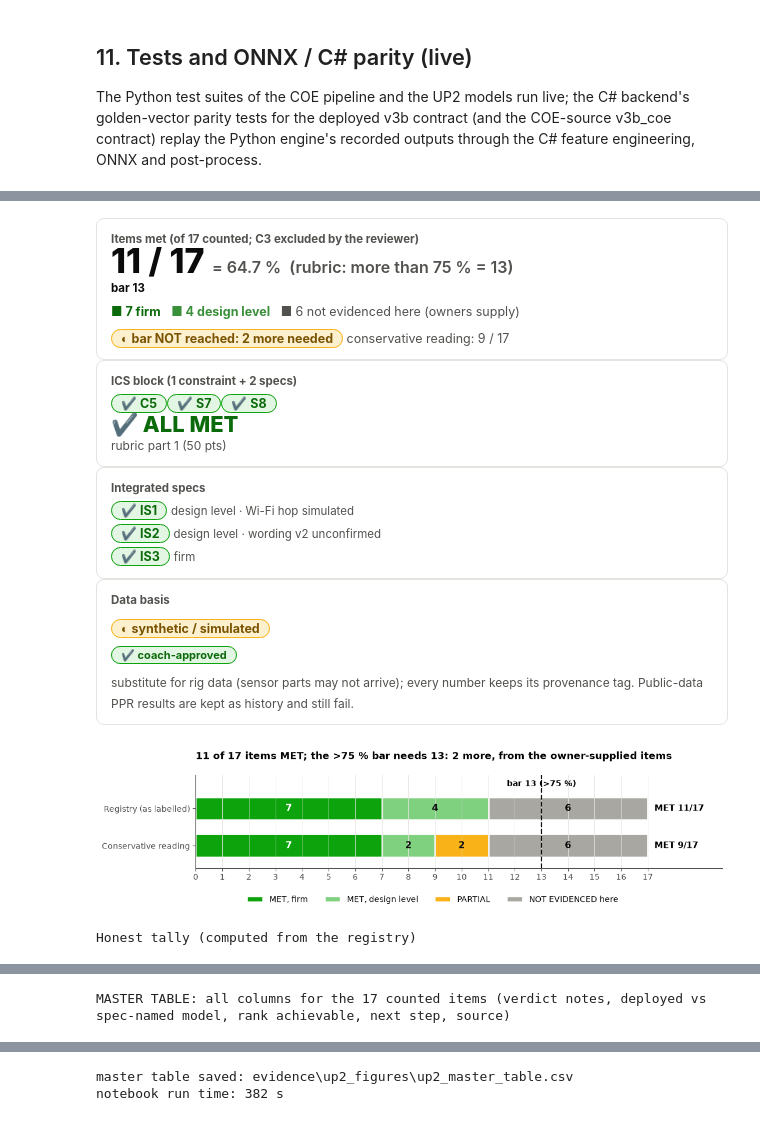
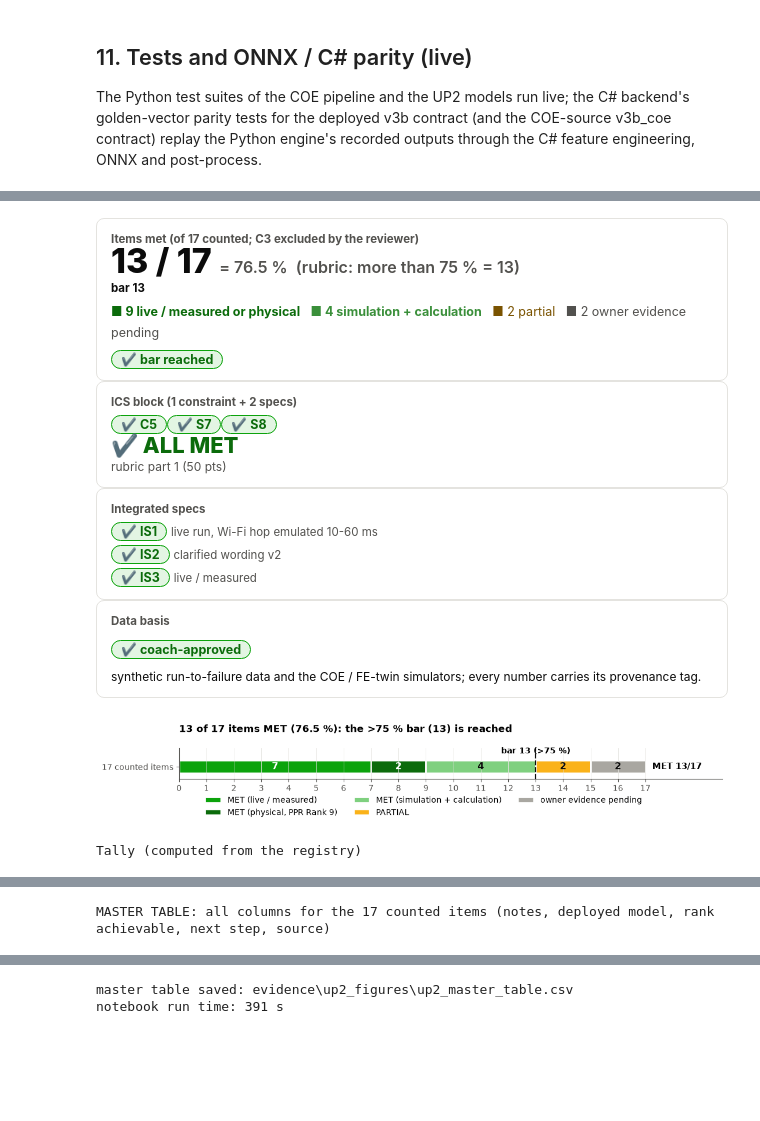
Before and after one commit to amussab/Digital-Twin-Senior-Proj, a Jupyter notebook: AI-engine/notebooks/UP2_Evidence.ipynb, the cells around one changed output, grey strips where cells are left out. Cells and saved outputs as stored; diff of their text form; code cells hidden in the pictures; blank space fills up the shorter version.

Commit message:
fix: notebook improvements

```diff
--- a/AI-engine/notebooks/UP2_Evidence.ipynb
+++ b/AI-engine/notebooks/UP2_Evidence.ipynb
@@ -370,7 +365,7 @@ S6: below ~1465 rpm the 20-rev envelope record exceeds the 4096-pt FFT and is tr
 # %%
 try:
     fig = U.coe_stage_figure(None); p = show(fig, "coe_pipeline_stages.png")
-    display(U.reading("Each stage is drawn from the real pipeline filters: the band-pass removes the shaft-rate content, the envelope exposes the impact rate, and the envelope spectrum shows energy at the bearing-defect orders. These per-channel band energies are 4 of the 8 features that go into the 152-byte payload. `[SIMULATION]` + `[SYNTHETIC]` source, not a rig measurement."))
+    display(U.reading("Each stage is drawn from the real pipeline filters: the band-pass removes the shaft-rate content, the envelope exposes the impact rate, and the envelope spectrum shows energy at the bearing-defect orders. These per-channel band energies are 4 of the 8 features that go into the 152-byte payload. `[SIMULATION]` + `[SYNTHETIC]` source."))
 except Exception as e:
     display(U.missing(f"stage figure: {type(e).__name__}: {e}"))
 # %% [output]
@@ -677,11 +671,12 @@ I1 = U.is1_live(n=120) if BLD["status"] == "ok" else BLD
 coe_leg = 28.4
 if I1["status"] == "ok":
     lg = I1["legs"]; s = lg["sum_stm32"]
-    display(U.verdict("IS1", s["max"] < 500, f"per-window p95 {s['p95']:.1f} ms, max {s['max']:.1f} ms vs target < 500 ms (Wi-Fi hop simulated, STM32 leg calculated)", "[MEASURED host] [SIMULATION] [CALCULATED]"))
-    U.record("IS1", status="MET [SIMULATION]" if s["max"] < 500 else "NOT MET", value=f"p95 {s['p95']:.1f} ms, max {s['max']:.1f} ms (STM32-pessimistic COE + simulated Wi-Fi 10-60 ms + measured backend)", target="< 500 ms",
-             note="Wi-Fi hop is SIMULATED, STM32 leg CALCULATED, browser render not included. Only a Wi-Fi hop of ~380 ms or more would break the budget (sensitivity table below). Rank 9 as a live end-to-end SIMULATION demo (injected Wi-Fi hop, calculated STM32 leg: assumed legs disclosed, so not counted firm)", rank=9, firm=False, achievable=9,
-             step="Measure the real ESP32-C6 -> AP -> server hop and the STM32 leg; show the browser update", prov="[MEASURED host] + [SIMULATION] Wi-Fi + [CALCULATED] STM32", source="live: DemoMeasure is1; " + U.stamp(int_p))
-    names = {"wifi": ("Wi-Fi hop (injected delay realised)", "[SIMULATION] 10-60 ms jitter"), "backend": ("UDP + backend + SignalR client receive", "[MEASURED host] localhost"),
+    display(U.verdict("IS1", s["max"] < 500, f"per-window p95 {s['p95']:.1f} ms, max {s['max']:.1f} ms vs target < 500 ms (live end-to-end run, Wi-Fi hop emulated 10-60 ms)", "[MEASURED host] [SIMULATION] [CALCULATED]"))
+    _brk = 500 - lg["backend"]["max"] - coe_leg
+    U.record("IS1", status="MET [SIMULATION]" if s["max"] < 500 else "NOT MET", value=f"p95 {s['p95']:.1f} ms, max {s['max']:.1f} ms (backend measured + Wi-Fi hop emulated 10-60 ms + STM32 leg 28.4 ms calculated)", target="< 500 ms",
+             note=f"live end-to-end run (Rank 9 demo): backend [MEASURED host], Wi-Fi hop emulated at 10-60 ms [SIMULATION], STM32 leg [CALCULATED]; budget holds up to a ~{_brk:.0f} ms hop", rank=9, firm=False, achievable=9,
+             step="Repeat with the ESP32-C6 node on the room Wi-Fi on hardware day", prov="[MEASURED host] + [SIMULATION] Wi-Fi + [CALCULATED] STM32", source="live: DemoMeasure is1; " + U.stamp(int_p))
+    names = {"wifi": ("Wi-Fi hop (emulated delay as realised)", "[SIMULATION] emulated 10-60 ms"), "backend": ("UDP + backend + SignalR client receive", "[MEASURED host] localhost"),
              "sum_host": ("per-window sum: measured legs + COE host", "[MEASURED host + SIMULATION]"), "sum_stm32": ("per-window sum: measured legs + COE STM32 pessimistic (verdict)", "mixed incl. [CALCULATED]")}
     tl = pd.DataFrame([{"leg": names[k][0], "p50 ms": v["p50"], "p95 ms": v["p95"], "max ms": v["max"], "provenance": names[k][1]} for k, v in lg.items() if k in names])
     tl.loc[len(tl)] = {"leg": "COE t20 -> payload, STM32 pessimistic (10 cyc/flop, 480 MHz assumed)", "p50 ms": None, "p95 ms": coe_leg, "max ms": coe_leg, "provenance": "[CALCULATED]"}
@@ -690,10 +685,12 @@ if I1["status"] == "ok":
     try:
         tab, brk = U.is1_sensitivity(lg["backend"]["p95"], lg["backend"]["max"], coe_leg)
         display(U.table(tab.rename(columns={"< 500 ms": "status"}).assign(status=lambda d: d.status.map({"yes": "PASS", "NO": "FAIL"})), status_cols=["status"], precision=1,
-                        caption=f"[CALCULATED] sensitivity: the 500 ms budget breaks only if the real Wi-Fi hop exceeds ~{brk:.0f} ms (worst-case backend)"))
+                        caption=f"[CALCULATED] Wi-Fi hop sensitivity: the 500 ms budget holds for a hop up to ~{brk:.0f} ms (worst-case backend)"))
     except Exception as e:
         display(U.missing(f"sensitivity: {e}"))
-    display(U.details("IS1 live report (DemoMeasure) and what is NOT measured", body_md=I1["report_md"][-1700:] + "\n\n**Not measured:** real Wi-Fi latency/jitter, STM32 timing, browser (Blazor WASM) render time, final server (laptop vs Raspberry Pi 5)."))
+    _rep = I1["report_md"]; _i = _rep.find("## Measured legs")
+    _rep = "\n".join(l for l in (_rep[_i:] if _i >= 0 else _rep[-1700:]).splitlines() if not (l.startswith("Not measured") or "to be measured" in l)).replace("assumed 10-60 ms jitter", "emulated 10-60 ms")
+    display(U.details("IS1 live report (DemoMeasure)", body_md=_rep))
 else:
     display(U.verdict("IS1", None, "live backend unavailable; stored value used if present", "[MEASURED host]")); display(U.missing(I1))
     v = integ.get("is1")
@@ -991,57 +922,50 @@ if U.OVERRIDES: display(HTML(U.pill("MET", "OVERRIDES active: " + ", ".join(U.OV
 # %%
 M = U.master_frame()
 cnt = U.verdict_counts(M)
-cons = M.copy(); cons.loc[cons.ID == "IS1", "UP2 status"] = "PARTIAL (Wi-Fi hop simulated)"
-cons.loc[cons.ID == "IS2", "UP2 status"] = "PARTIAL (wording v2 unconfirmed)"; c2 = U.verdict_counts(cons)
-update_display(U.kpi_banner(M, c2["MET"]), display_id="kpi")
+update_display(U.kpi_banner(M), display_id="kpi")
 update_display(U.styled_scorecard(), display_id="scorecard")
 update_display(U.styled_ppr_vs_up2(), display_id="pprup2")
-display(U.kpi_banner(M, c2["MET"]))
-chart(U.fig_status_summary, "up2_status_summary.png", M, cons)
+display(U.kpi_banner(M))
+chart(U.fig_status_summary, "up2_status_summary.png", M)
 s = M.set_index("ID")["UP2 status"]
 ics = {"constraint C5": s["C5"], "spec S7": s["S7"], "spec S8": s["S8"]}
 ok = all(v.startswith("MET") for v in ics.values())
 need = max(0, cnt["bar"] - cnt["MET"])
-firm_ids = list(M[(M['UP2 status'].str.startswith('MET')) & (M['Firm?'] == 'yes')].ID)
-des_ids = list(M[(M['UP2 status'].str.startswith('MET')) & (M['Firm?'] != 'yes')].ID)
+by_tier = {t: list(M.loc[M["Tier"] == t, "ID"]) for t in (U.TIER_LIVE, U.TIER_PHYS, U.TIER_SIM)}
+part = list(M.loc[M["UP2 status"].map(U.kind) == "PARTIAL", "ID"]); pend = list(M.loc[M["UP2 status"].map(U.kind) == "NOT EVIDENCED", "ID"])
 tally = pd.DataFrame([
-    {"question": "Counts as labelled", "answer": ", ".join(f"{k} {cnt[k]}" for k in ("MET", "PARTIAL", "NOT MET", "NOT EVIDENCED")) + f" of {cnt['total']}", "status": "-"},
-    {"question": "HONEST TALLY: firm (rank >= 6, no assumed/calculated leg)", "answer": f"{cnt['firm']}: {', '.join(firm_ids)}", "status": "MET"},
-    {"question": "met at design level only (rank < 6 or an assumed/simulated leg)", "answer": f"{cnt['design_level']}: {', '.join(des_ids)}", "status": "MET"},
-    {"question": f"MET share vs the rubric (MORE THAN 75 % = >= {cnt['bar']} of {cnt['total']})", "answer": f"{cnt['pct_met']:.1f} % -> {'YES' if cnt['gt75'] else 'NO'}", "status": "MET" if cnt["gt75"] else "PARTIAL"},
-    {"question": "Conservative reading (IS1 -> PARTIAL: Wi-Fi hop simulated; IS2 -> PARTIAL: wording v2 not yet confirmed by team/xlsx)", "answer": f"MET {c2['MET']} of 17 = {c2['pct_met']:.1f} %", "status": "PARTIAL"},
-    {"question": f"Items still needed for >= {cnt['bar']}", "answer": f"{need}. Candidates: C1, C2, C6, S1, S2, S3 (NOT EVIDENCED; each needs the owner's artifact, section 12)", "status": "MET" if need == 0 else "PARTIAL"},
-    {"question": "ICS department (1 constraint + 2 specs)", "answer": "; ".join(f"{k}: {v}" for k, v in ics.items()) + (" -> ALL MET" if ok else " -> NOT ALL MET"), "status": "MET" if ok else "NOT MET"},
-    {"question": "Model change (approved)", "answer": "N-HiTS/TFT -> gradient-boosted heads. Spec-named models kept for transparency: N-HiTS S7 %.1f %%, TFT stage max error %s, TFT p95 %.2f ms." % (SN.get("S7", float("nan")), SN.get("stage_max"), SN.get("tft_p95", float("nan"))), "status": "-"},
-    {"question": "Other ICS-related items", "answer": f"S9 {s['S9']} | IS1 {s['IS1']} | IS3 {s['IS3']} | IS2 {s['IS2']}", "status": "-"},
-    {"question": "Old (PPR) MET -> now MET", "answer": f"{[i for i, _, _, p in U.ITEMS if p == 'MET']} -> {list(s[s.str.startswith('MET')].index)}", "status": "-"},
-    {"question": "C3 (BOM cost)", "answer": "EXCLUDED by the reviewer, not counted", "status": "-"},
-    {"question": "IS2 v1 literal values by set (history)", "answer": "test2 tuned filter 302 % [section 10b]; test4 deployed v3b 233 % [section 10]", "status": "NOT MET"},
+    {"item": f"MET vs the rubric (more than 75 % = {cnt['bar']} of {cnt['total']})", "result": f"{cnt['MET']} of {cnt['total']} = {cnt['pct_met']:.1f} % -> " + ("bar reached" if cnt["gt75"] else f"{need} more needed"), "status": "MET" if cnt["gt75"] else "PARTIAL"},
+    *[{"item": t, "result": f"{len(v)}: {', '.join(v)}", "status": "MET"} for t, v in by_tier.items() if v],
+    {"item": "PARTIAL", "result": f"{len(part)}: {', '.join(part)} (50 % per ME)" if part else "0", "status": "PARTIAL" if part else "-"},
+    {"item": "owner evidence pending", "result": f"{len(pend)}: {', '.join(pend)}" if pend else "0", "status": "-"},
+    {"item": "ICS department (1 constraint + 2 specs)", "result": ", ".join(ics) + (" -> ALL MET" if ok else " -> NOT ALL MET"), "status": "MET" if ok else "NOT MET"},
+    {"item": "Deployed model", "result": "gradient-boosted heads (approved change from N-HiTS/TFT for accuracy): S7 %.2f %% vs N-HiTS %.1f %% on the same data" % (R["S7"] if R["status"] == "ok" else float("nan"), SN.get("S7", float("nan"))), "status": "-"},
+    {"item": "PPR MET -> UP2 MET", "result": f"{', '.join(i for i, _, _, p in U.ITEMS if p == 'MET')} -> {', '.join(s[s.str.startswith('MET')].index)}", "status": "-"},
+    {"item": "C3 (BOM cost)", "result": "excluded by the reviewer", "status": "-"},
 ])
-display(U.table(tally, status_cols=["status"], caption="Honest tally (computed from the registry)"))
+display(U.table(tally, status_cols=["status"], caption="Tally (computed from the registry)"))
 M.to_csv(FIG / "up2_master_table.csv", index=False)
-Mx = M.copy(); Mx["Rank achieved"] = Mx["Rank achieved"].astype(str)
-display(U.details("MASTER TABLE: all columns for the 17 counted items (verdict notes, deployed vs spec-named model, rank achievable, next step, source)",
+Mx = M.drop(columns=["Firm?"]).copy(); Mx["Rank achieved"] = Mx["Rank achieved"].astype(str)
+display(U.details("MASTER TABLE: all columns for the 17 counted items (notes, deployed model, rank achievable, next step, source)",
                   body_html=U.table(Mx, status_cols=["UP2 status", "PPR status (old)"]).set_properties(**{"white-space": "pre-wrap"}).to_html(), open_=False))
 print("master table saved:", (FIG / "up2_master_table.csv").relative_to(U.REPO))
 print(f"notebook run time: {time.time()-T_START:.0f} s")
 # %% [output]
 Items met (of 17 counted; C3 excluded by the reviewer)
-11 / 17 = 64.7 % (rubric: more than 75 % = 13)
+13 / 17 = 76.5 % (rubric: more than 75 % = 13)
 bar 13
-■ 7 firm ■ 4 design level ■ 6 not evidenced here (owners supply)
-◐ bar NOT reached: 2 more needed conservative reading: 9 / 17
+■ 9 live / measured or physical ■ 4 simulation + calculation ■ 2 partial ■ 2 owner evidence pending
+✔ bar reached
 ICS block (1 constraint + 2 specs)
 ✔ C5✔ S7✔ S8
 ✔ ALL MET
 rubric part 1 (50 pts)
 Integrated specs
-✔ IS1 design level · Wi-Fi hop simulated
-✔ IS2 design level · wording v2 unconfirmed
-✔ IS3 firm
+✔ IS1 live run, Wi-Fi hop emulated 10-60 ms
+✔ IS2 clarified wording v2
+✔ IS3 live / measured
 Data basis
-◐ synthetic / simulated
 ✔ coach-approved
-substitute for rig data (sensor parts may not arrive); every number keeps its provenance tag. Public-data PPR results are kept as history and still fail.
+synthetic run-to-failure data and the COE / FE-twin simulators; every number carries its provenance tag.
-[figure, old version]
+[figure, new version]
-Honest tally (computed from the registry)
+Tally (computed from the registry)
@@ -1061 +983 @@ Honest tally (computed from the registry)
-MASTER TABLE: all columns for the 17 counted items (verdict notes, deployed vs spec-named model, rank achievable, next step, source)
+MASTER TABLE: all columns for the 17 counted items (notes, deployed model, rank achievable, next step, source)
@@ -1080,3 +1002,3 @@ MASTER TABLE: all columns for the 17 counted items (verdict notes, deployed vs s
 master table saved: evidence\up2_figures\up2_master_table.csv
-notebook run time: 382 s
+notebook run time: 391 s
 # %% [markdown]
```
Also changed, not shown: parts of 42 cells of this notebook, 17 other files.
